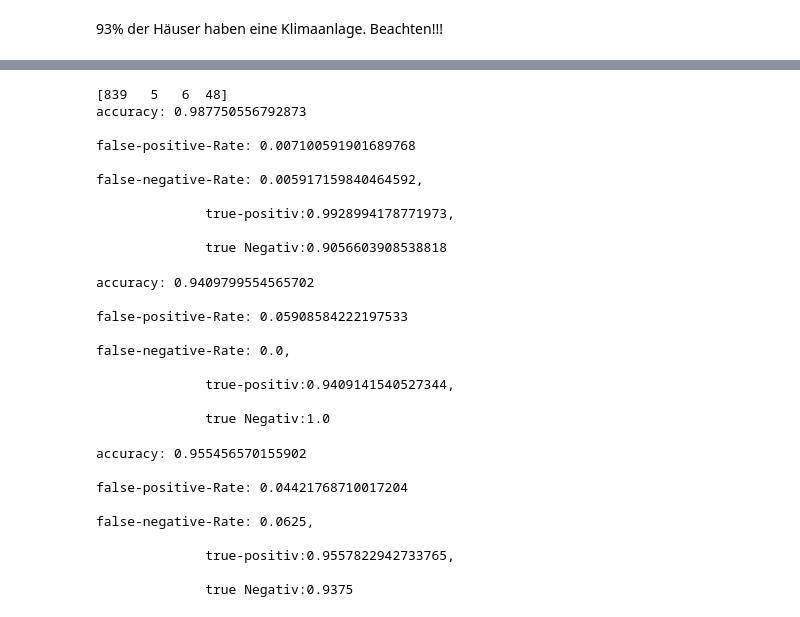
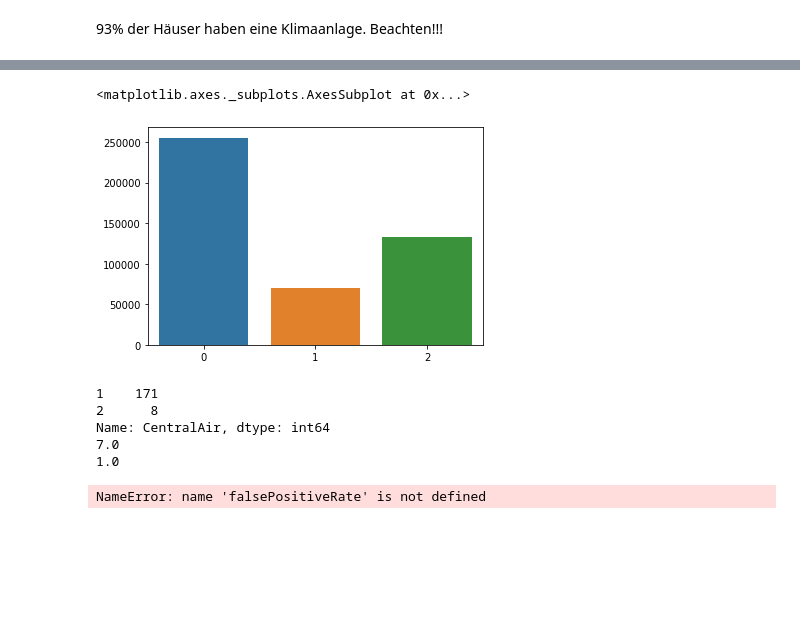
Before and after one commit to Tachmeton/Data-Science---Hausanalyse, a Jupyter notebook: Codebase.ipynb, the cells around one changed output, grey strips where cells are left out. Drawn from its saved outputs; the diff is of its cells as text; code cells hidden in the pictures; blank space fills up the shorter version.

```diff
--- a/Codebase.ipynb
+++ b/Codebase.ipynb
@@ -781,0 +800,5 @@ max*: 105217.81200000003
+# %%
+sb.barplot([0,1,2],maxD)
+# %% [output]
+<matplotlib.axes._subplots.AxesSubplot at 0x...>
+[figure, added]
@@ -782,40 +807,16 @@ max*: 105217.81200000003
 # %%
 #Decision Tree Classifier
-applyClassifier(dtC, data)
+cl.append(applyClassifier(dtC, testdata))
 # %% [output]
-[839   5   6  48]
-accuracy: 0.987750556792873
-
-false-positive-Rate: 0.007100591901689768
-
-false-negative-Rate: 0.005917159840464592,
-
-              true-positiv:0.9928994178771973,
-
-              true Negativ:0.9056603908538818
+1    171
+2      8
+Name: CentralAir, dtype: int64
+7.0
+1.0
+NameError: name 'falsePositiveRate' is not defined
 # %%
 #Random Forest Classifier
-applyClassifier(rfC, data)
+cl.append(applyClassifier(rfC, testdata))
-# %% [output]
-accuracy: 0.9409799554565702
-
-false-positive-Rate: 0.05908584222197533
-
-false-negative-Rate: 0.0,
-
-              true-positiv:0.9409141540527344,
-
-              true Negativ:1.0
 # %%
 #Gradient Boosting Tree Classifier
-applyClassifier(gbC, data)
+cl.append(applyClassifier(gbC, testdata))
-# %% [output]
-accuracy: 0.955456570155902
-
-false-positive-Rate: 0.04421768710017204
-
-false-negative-Rate: 0.0625,
-
-              true-positiv:0.9557822942733765,
-
-              true Negativ:0.9375
```
Also changed, not shown: parts of 16 cells of this notebook.
